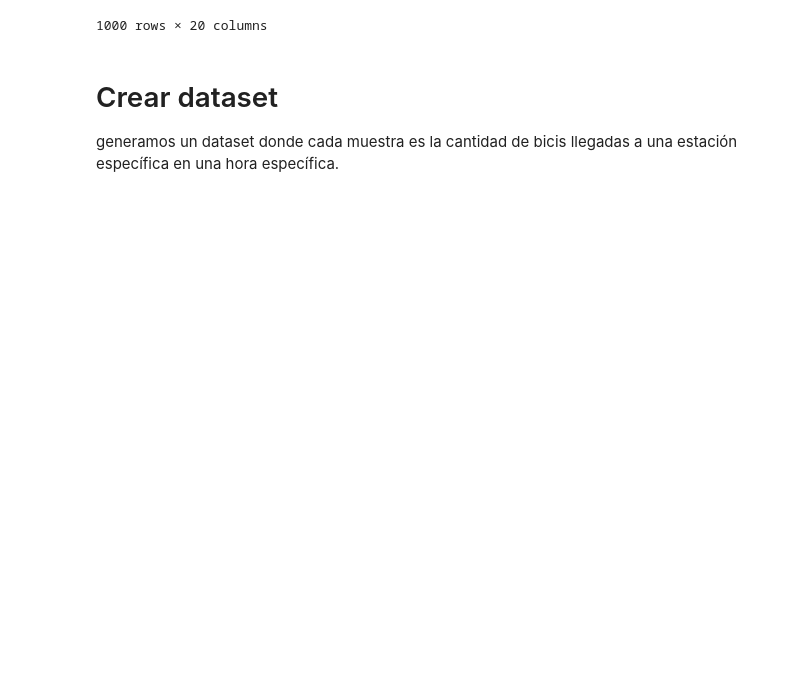
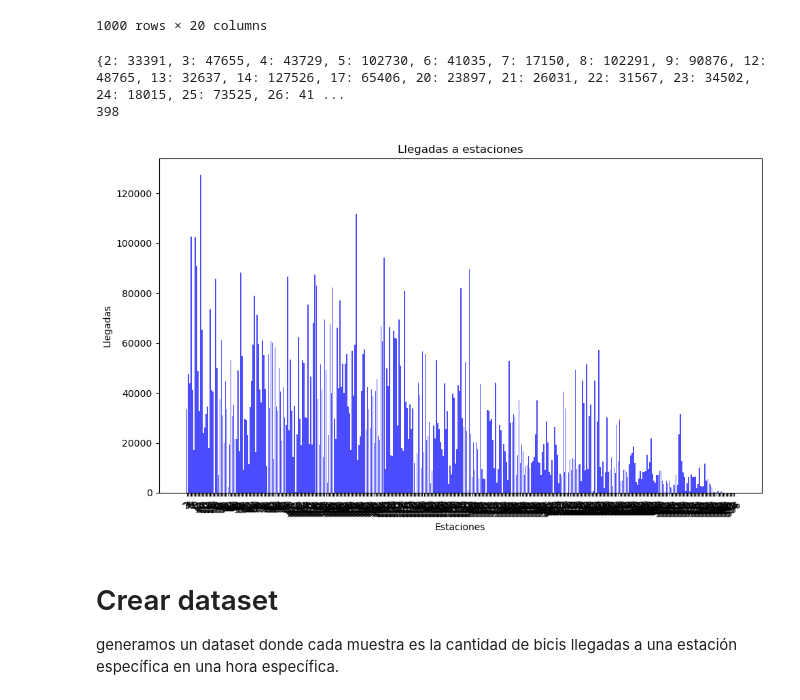
Before and after one commit to castaisa/BA_BICIS_MyC, a Jupyter notebook: src_data/Data_preprocessing.ipynb, the cells around one changed output. Drawn from its saved outputs; the diff is of its cells as text; code cells hidden in the pictures; blank space fills up the shorter version.

```diff
--- a/src_data/Data_preprocessing.ipynb
+++ b/src_data/Data_preprocessing.ipynb
@@ -108,6 +108,20 @@ aux_d.get_muestras(df_unificado)
 | 998 | 12525040 | 842 | 2021-11-03 09:43:47 | 364 | 381 - Matienzo Y Arce | ... |
 | 999 | 13964191 | 1,818 | 2022-03-28 12:51:58 | 26 | 026 - JUANA MANSO I | ... |
 1000 rows × 20 columns
+# %%
+importlib.reload(aux_d)
+count = aux_d.count_samples(df_unificado)
+print(count)
+
+# histograma de llegada a estaciones
+stations = list(count.keys())
+print(len(stations))
+arrivals = list(count.values())
+aux_d.plot_histogram(stations, arrivals, 'Llegadas a estaciones', 'Estaciones', 'Llegadas')
+# %% [output]
+{2: 33391, 3: 47655, 4: 43729, 5: 102730, 6: 41035, 7: 17150, 8: 102291, 9: 90876, 12: 48765, 13: 32637, 14: 127526, 17: 65406, 20: 23897, 21: 26031, 22: 31567, 23: 34502, 24: 18015, 25: 73525, 26: 41 ...
+398
+[figure, added]
 # %% [markdown]
 # Crear dataset
 generamos un dataset donde cada muestra es la cantidad de bicis llegadas a una estación específica en una hora específica.
```
Also changed, not shown: parts of 2 cells of this notebook, 3 other files.
